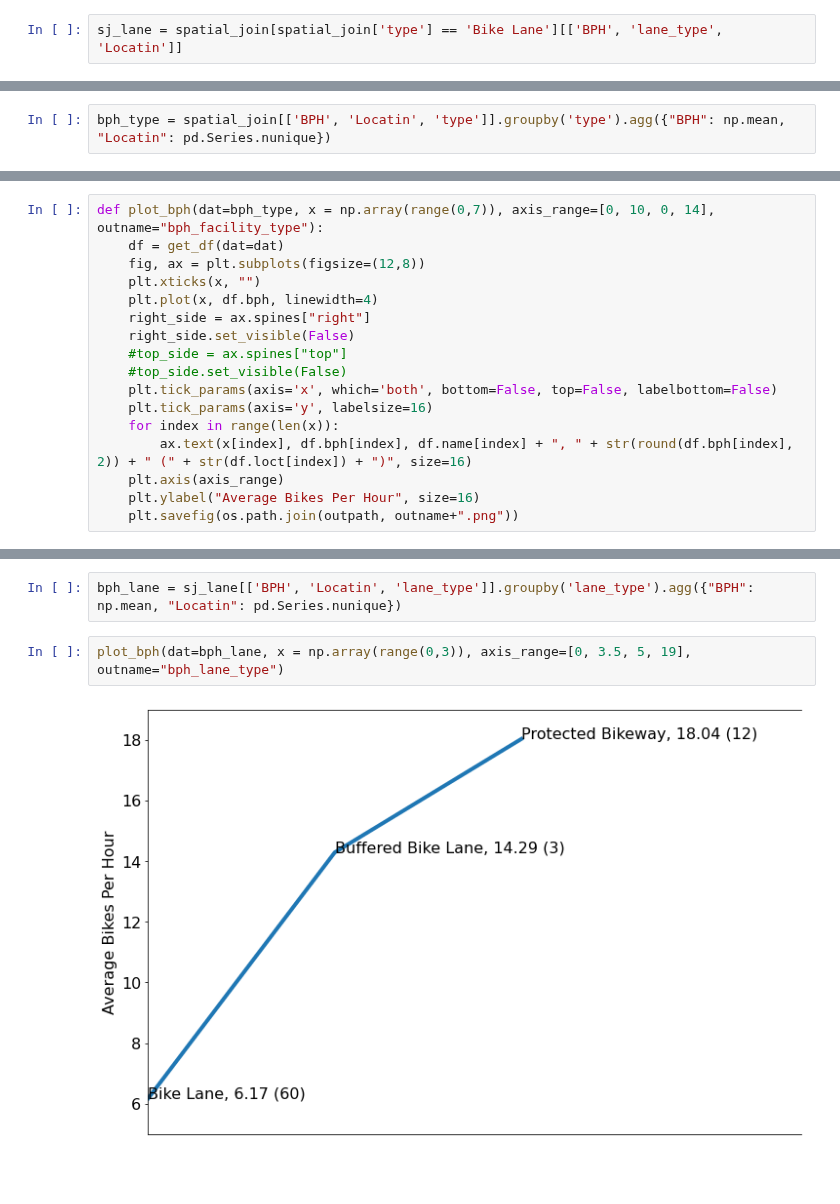
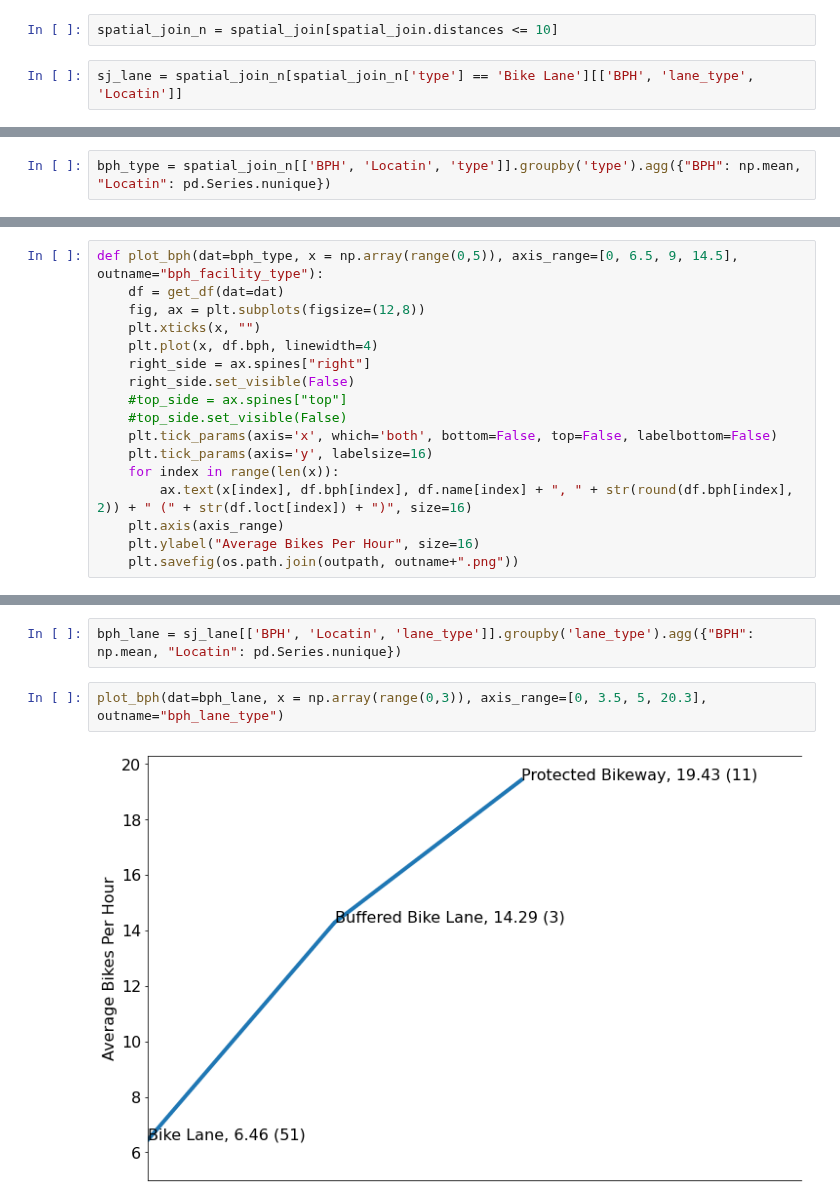
Before and after one commit to dongmeic/BikeCounting, a Jupyter notebook: Analysis/Bike_Counts_by_Lane_Type.ipynb, the cells around one changed output, grey strips where cells are left out. Cells and saved outputs as stored; diff of their text form; blank space fills up the shorter version.

Commit message:
reviewed counts by types

```diff
--- a/Analysis/Bike_Counts_by_Lane_Type.ipynb
+++ b/Analysis/Bike_Counts_by_Lane_Type.ipynb
@@ -141,8 +141,10 @@ spatial_join[['BPH', 'lane_type']].groupby('lane_type').agg('mean')
 | Buffered Bike Lane | 14.293924 |
 | Protected Bikeway | 18.036778 |
 | Shared Lane Marking | 1.528278 |
+# %%
+spatial_join_n = spatial_join[spatial_join.distances <= 10]
 # %%
-sj_lane = spatial_join[spatial_join['type'] == 'Bike Lane'][['BPH', 'lane_type', 'Locatin']]
+sj_lane = spatial_join_n[spatial_join_n['type'] == 'Bike Lane'][['BPH', 'lane_type', 'Locatin']]
 # %%
 #sj_lane[sj_lane.lane_type.isnull()]
 sj_lane.fillna("Bike Lane",inplace=True)
@@ -157,5 +159,5 @@ sj_lane.groupby('lane_type').agg('mean')
 # %%
-bph_type = spatial_join[['BPH', 'Locatin', 'type']].groupby('type').agg({"BPH": np.mean, "Locatin": pd.Series.nunique})
+bph_type = spatial_join_n[['BPH', 'Locatin', 'type']].groupby('type').agg({"BPH": np.mean, "Locatin": pd.Series.nunique})
 # %%
 bph_type
 # %% [output]
@@ -177,7 +177,7 @@ def get_df(dat=bph_type):
 # %%
 outpath = r"T:\DCProjects\StoryMap\BikeCounting\figures"
 # %%
-def plot_bph(dat=bph_type, x = np.array(range(0,7)), axis_range=[0, 10, 0, 14], outname="bph_facility_type"):
+def plot_bph(dat=bph_type, x = np.array(range(0,5)), axis_range=[0, 6.5, 9, 14.5], outname="bph_facility_type"):
     df = get_df(dat=dat)
     fig, ax = plt.subplots(figsize=(12,8))
     plt.xticks(x, "")
@@ -200,6 +200,6 @@ plot_bph()
 # %%
 bph_lane = sj_lane[['BPH', 'Locatin', 'lane_type']].groupby('lane_type').agg({"BPH": np.mean, "Locatin": pd.Series.nunique})
 # %%
-plot_bph(dat=bph_lane, x = np.array(range(0,3)), axis_range=[0, 3.5, 5, 19], outname="bph_lane_type")
+plot_bph(dat=bph_lane, x = np.array(range(0,3)), axis_range=[0, 3.5, 5, 20.3], outname="bph_lane_type")
 # %% [output]
-[figure, old version]
+[figure, new version]
```
Also changed, not shown: parts of 3 cells of this notebook, 2 other files.
